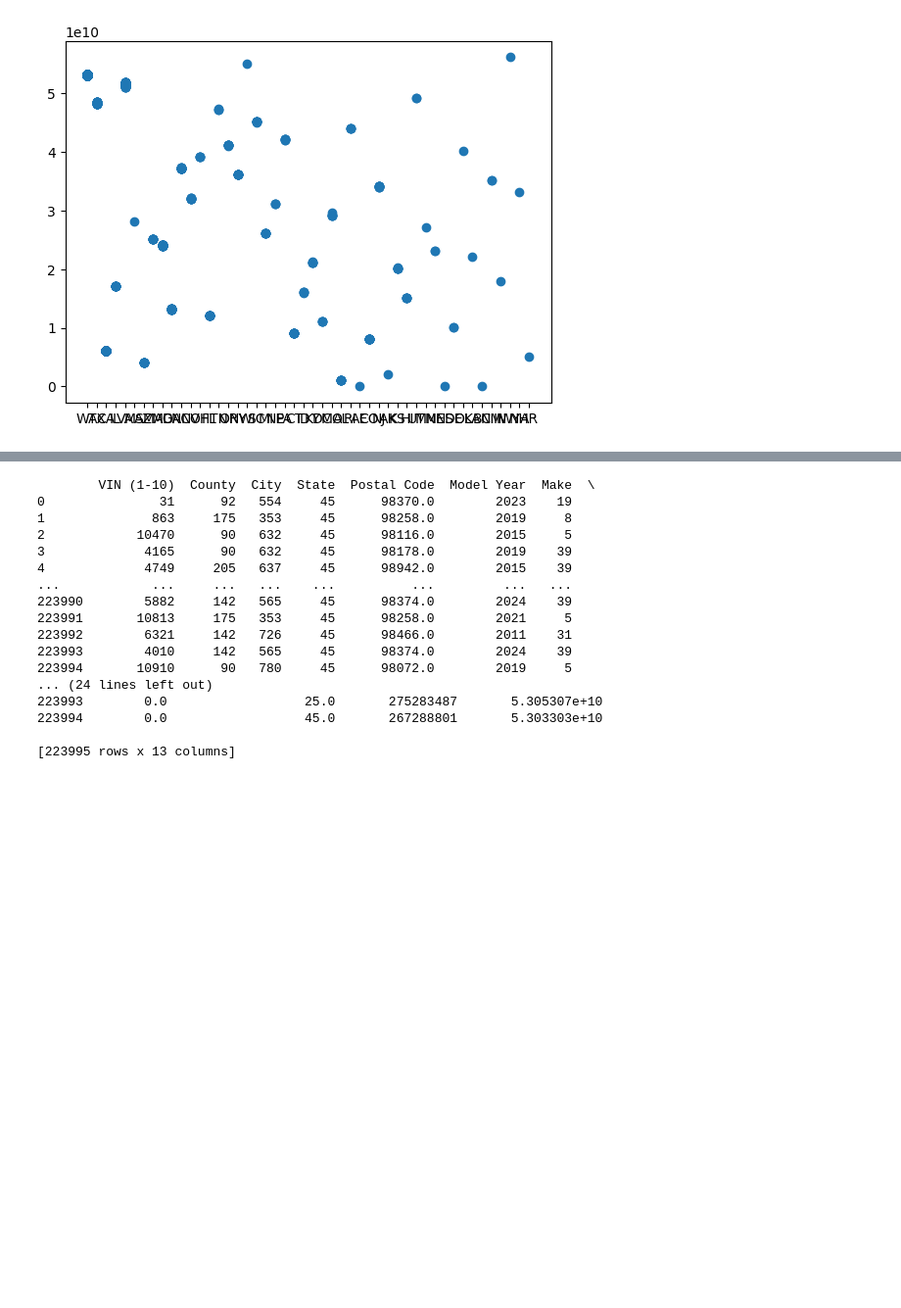
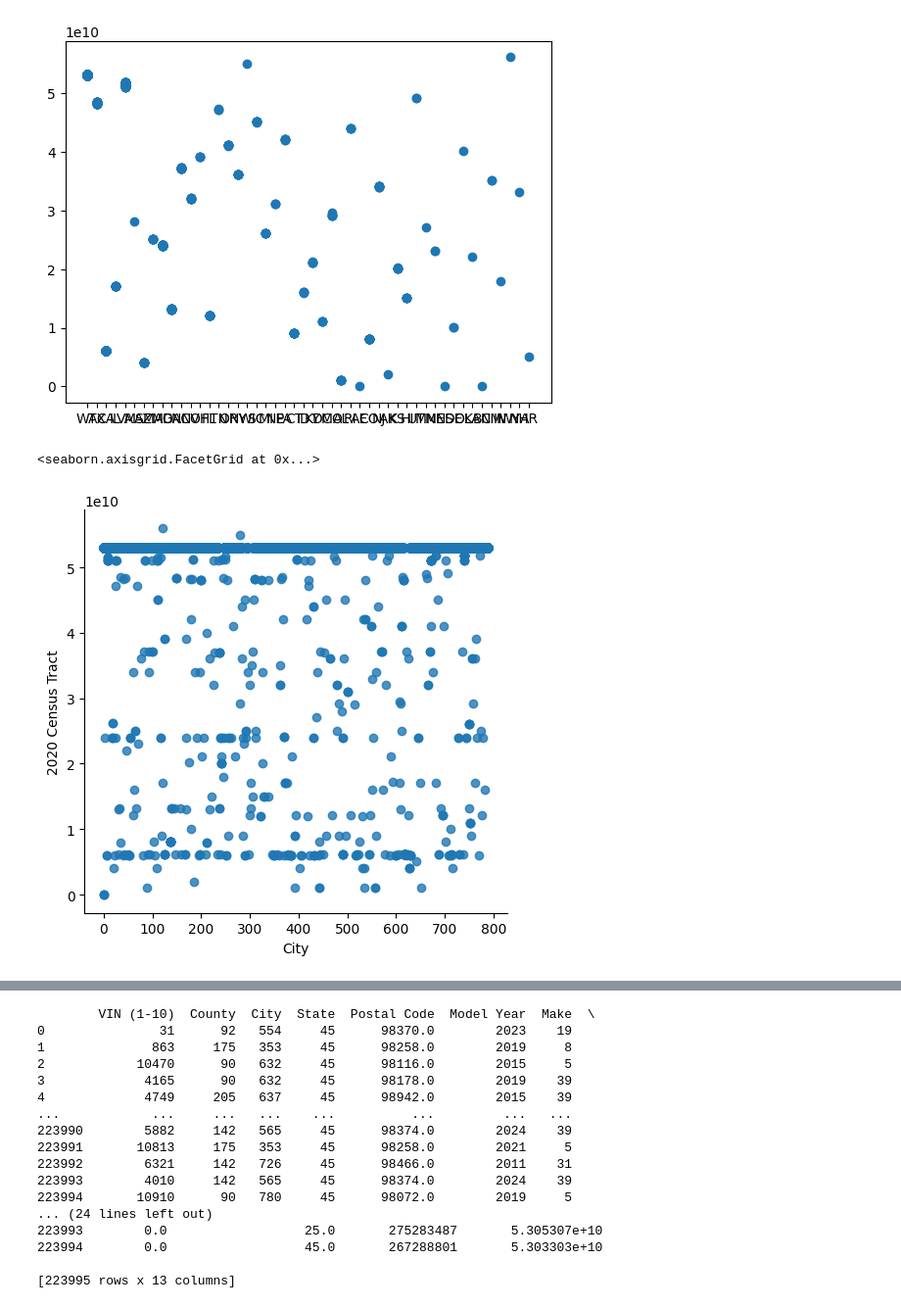
Before and after one commit to NagalakshmiRajamoorthy/MachineLearning-Projects, a Jupyter notebook: Electric_Vehicle_Population_Data.ipynb, the cells around one changed output, grey strips where cells are left out. Shown at 98% size. Drawn from its saved outputs; the diff is of its cells as text; code cells hidden in the pictures; blank space fills up the shorter version.

```diff
--- a/Electric_Vehicle_Population_Data.ipynb
+++ b/Electric_Vehicle_Population_Data.ipynb
@@ -105,3 +105,10 @@ plt.scatter(a["State"], a["2020 Census Tract"])
 # %% [output]
 <matplotlib.collections.PathCollection at 0x...>
 [figure]
+# %%
+import seaborn as sns
+
+sns.lmplot(x="City",y="2020 Census Tract",data=a)
+# %% [output]
+<seaborn.axisgrid.FacetGrid at 0x...>
+[figure, added]
```
Also changed, not shown: parts of 10 cells of this notebook.
